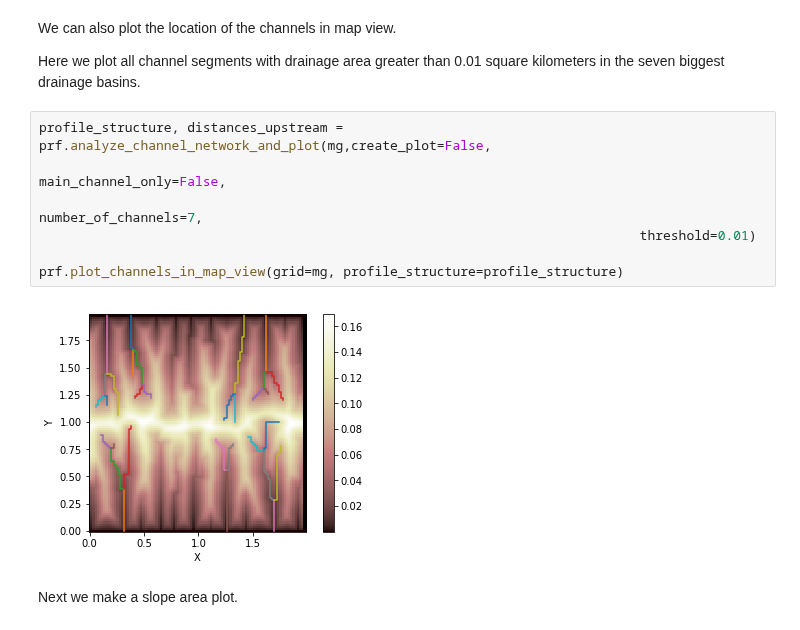
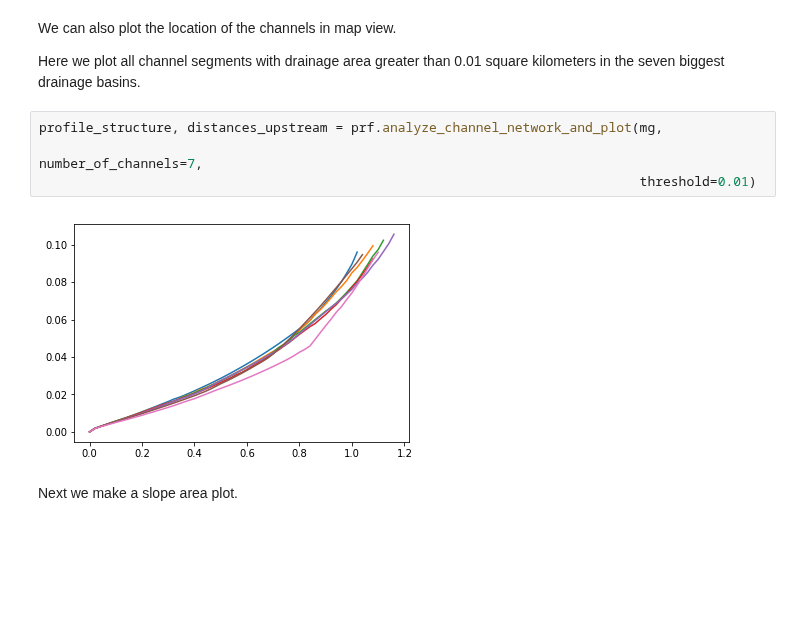
Before and after one commit to landlab/tutorials, a Jupyter notebook: component_tutorial/component_tutorial.ipynb, the cells around one changed output. Drawn from its saved outputs; the diff is of its cells as text; blank space fills up the shorter version.

```diff
--- a/component_tutorial/component_tutorial.ipynb
+++ b/component_tutorial/component_tutorial.ipynb
@@ -362,14 +362,11 @@ We can also plot the location of the channels in map view.
 
 Here we plot all channel segments with drainage area greater than 0.01 square kilometers in the seven biggest drainage basins.
 # %%
-profile_structure, distances_upstream = prf.analyze_channel_network_and_plot(mg,create_plot=False,
-                                                                             main_channel_only=False,
+profile_structure, distances_upstream = prf.analyze_channel_network_and_plot(mg,
                                                                              number_of_channels=7,
                                                                              threshold=0.01)
-
-prf.plot_channels_in_map_view(grid=mg, profile_structure=profile_structure)
 # %% [output]
-[figure, old version]
+[figure, new version]
 # %% [markdown]
 Next we make a slope area plot.
 # %%
```
Also changed, not shown: parts of 5 cells of this notebook.
